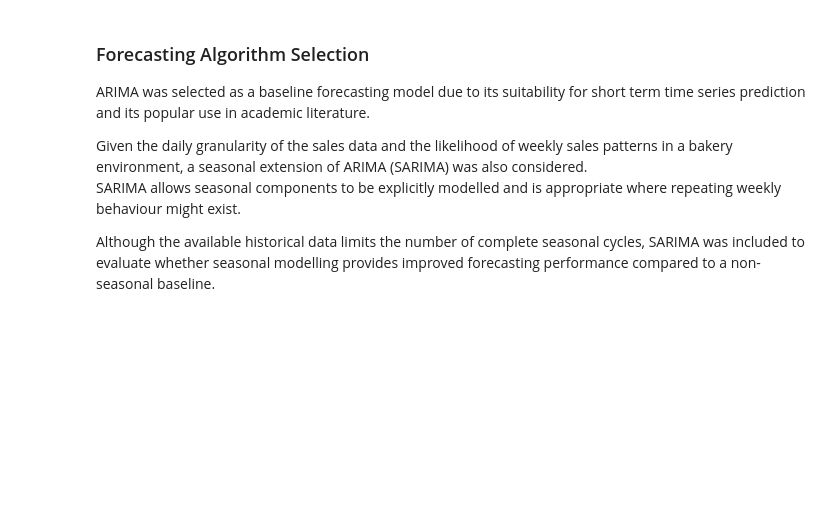
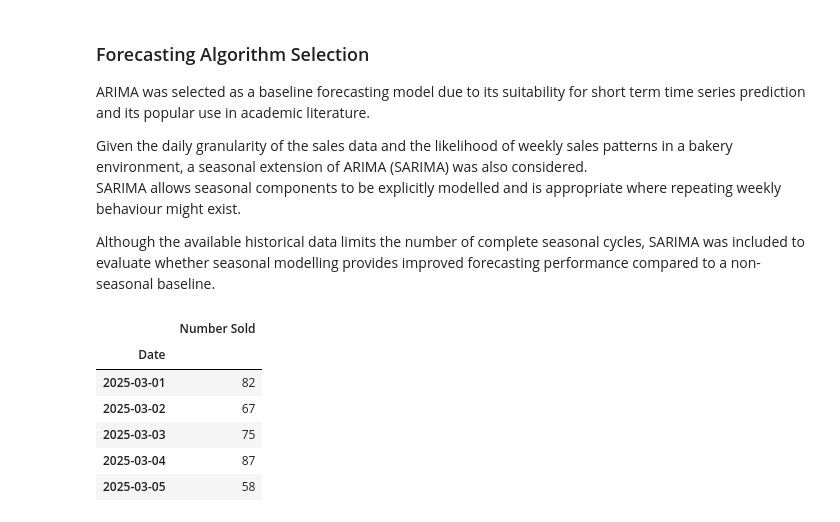
Before and after one commit to ufigiabhi/SYSDEV-Groupproject, a Jupyter notebook: ml/notebooks/01_data_loading_and_cleaning.ipynb, the cells around one changed output. Saved outputs shown, nothing was run; the diff lists cells and outputs as text; code cells hidden in the pictures; blank space fills up the shorter version.

```diff
--- a/ml/notebooks/01_data_loading_and_cleaning.ipynb
+++ b/ml/notebooks/01_data_loading_and_cleaning.ipynb
@@ -235,3 +235,18 @@ Given the daily granularity of the sales data and the likelihood of weekly sales
 SARIMA allows seasonal components to be explicitly modelled and is appropriate where repeating weekly behaviour might exist.
 
 Although the available historical data limits the number of complete seasonal cycles, SARIMA was included to evaluate whether seasonal modelling provides improved forecasting performance compared to a non-seasonal baseline.
+# %%
+# Prepare croissant time series for ARIMA
+croissant_ts = daily_croissant.copy()
+croissant_ts = croissant_ts.set_index('Date')
+croissant_ts = croissant_ts.sort_index()
+
+croissant_ts.head()
+# %% [output]
+|  | Number Sold |
+| Date |  |
+| 2025-03-01 | 82 |
+| 2025-03-02 | 67 |
+| 2025-03-03 | 75 |
+| 2025-03-04 | 87 |
+| 2025-03-05 | 58 |
```
Also changed, not shown: parts of 6 cells of this notebook, 1 other file.
